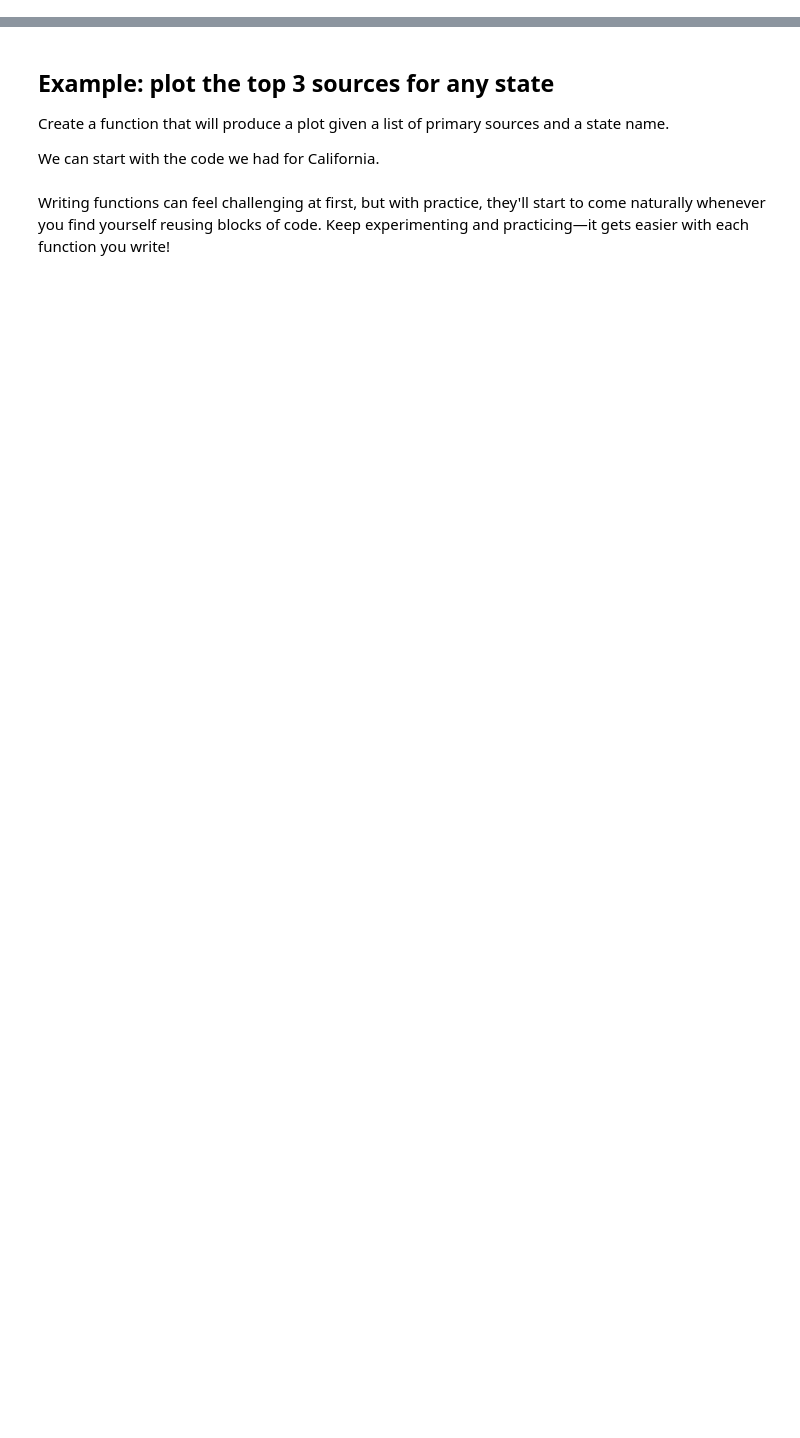
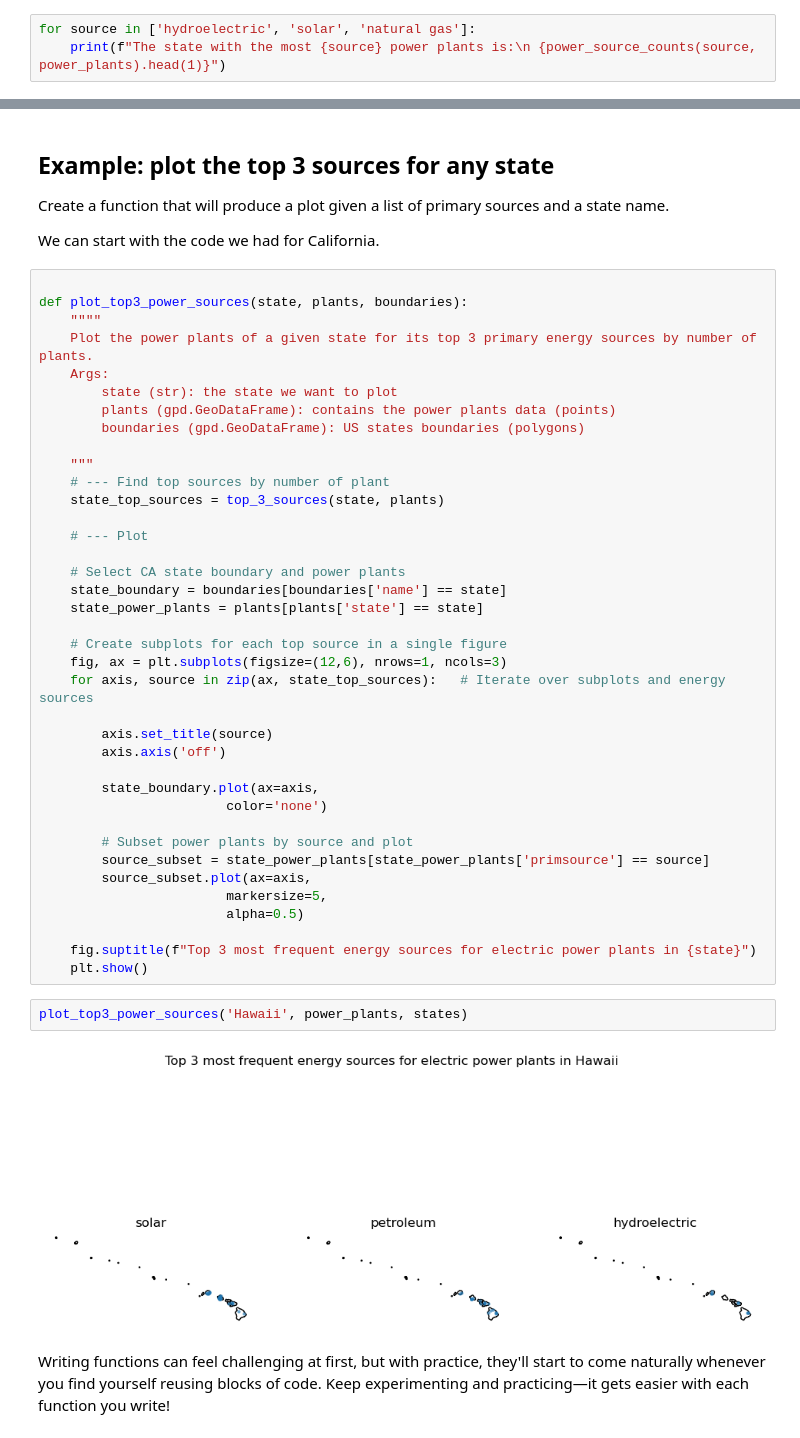
Before and after one commit to pr-scilla/eds220-in-class, a Jupyter notebook: week-6-functions-STUDENTS.ipynb, the cells around one changed output, grey strips where cells are left out. Drawn from its saved outputs; the diff is of its cells as text; blank space fills up the shorter version.

```diff
--- a/week-6-functions-STUDENTS.ipynb
+++ b/week-6-functions-STUDENTS.ipynb
@@ -243,0 +457,3 @@ Follow the steps:
+# %%
+for source in ['hydroelectric', 'solar', 'natural gas']:
+    print(f"The state with the most {source} power plants is:\n {power_source_counts(source, power_plants).head(1)}")
@@ -247,6 +481,48 @@ Follow the steps:
 Create a function that will produce a plot given a list of primary sources and a state name.
 
 We can start with the code we had for California.
+# %%
+
+def plot_top3_power_sources(state, plants, boundaries):
+    """"
+    Plot the power plants of a given state for its top 3 primary energy sources by number of plants.
+    Args:
+        state (str): the state we want to plot
+        plants (gpd.GeoDataFrame): contains the power plants data (points)
+        boundaries (gpd.GeoDataFrame): US states boundaries (polygons)
+
+    """
+    # --- Find top sources by number of plant
+    state_top_sources = top_3_sources(state, plants)
+
+    # --- Plot
+
+    # Select CA state boundary and power plants
+    state_boundary = boundaries[boundaries['name'] == state]
+    state_power_plants = plants[plants['state'] == state]
+
+    # Create subplots for each top source in a single figure
+    fig, ax = plt.subplots(figsize=(12,6), nrows=1, ncols=3)
+    for axis, source in zip(ax, state_top_sources):   # Iterate over subplots and energy sources
+
+        axis.set_title(source)
+        axis.axis('off')
+
+        state_boundary.plot(ax=axis,
+                        color='none')
+
+        # Subset power plants by source and plot
+        source_subset = state_power_plants[state_power_plants['primsource'] == source]
+        source_subset.plot(ax=axis,
+                        markersize=5,
+                        alpha=0.5)
+
+    fig.suptitle(f"Top 3 most frequent energy sources for electric power plants in {state}")
+    plt.show()
+# %%
+plot_top3_power_sources('Hawaii', power_plants, states)
+# %% [output]
+[figure, added]
 # %% [markdown]
 Writing functions can feel challenging at first, but with practice, they'll start to come naturally whenever you find yourself reusing blocks of code. Keep experimenting and practicing—it gets easier with each function you write!
 # %% [markdown]
```
Also changed, not shown: parts of 26 cells of this notebook, 1 other file.
